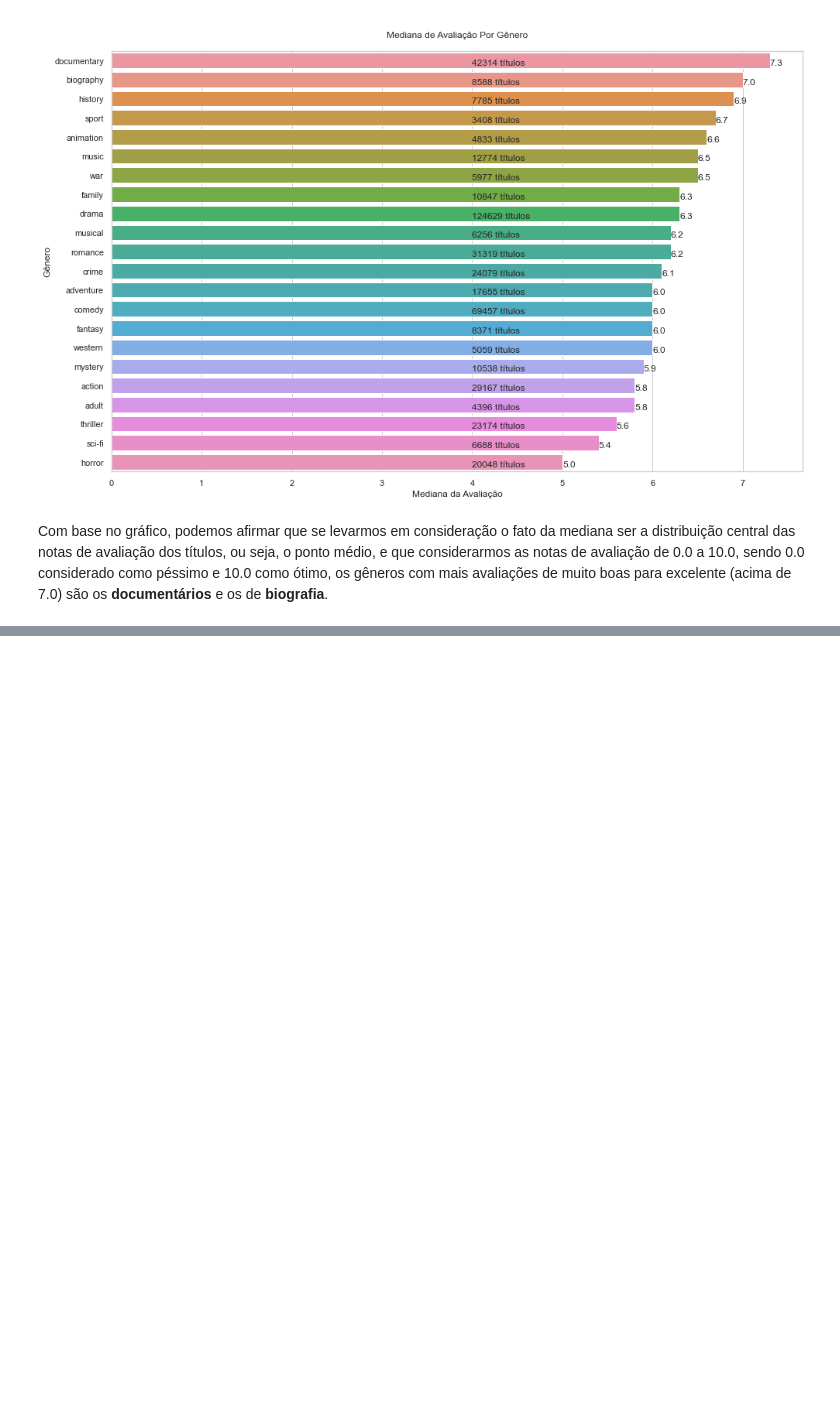
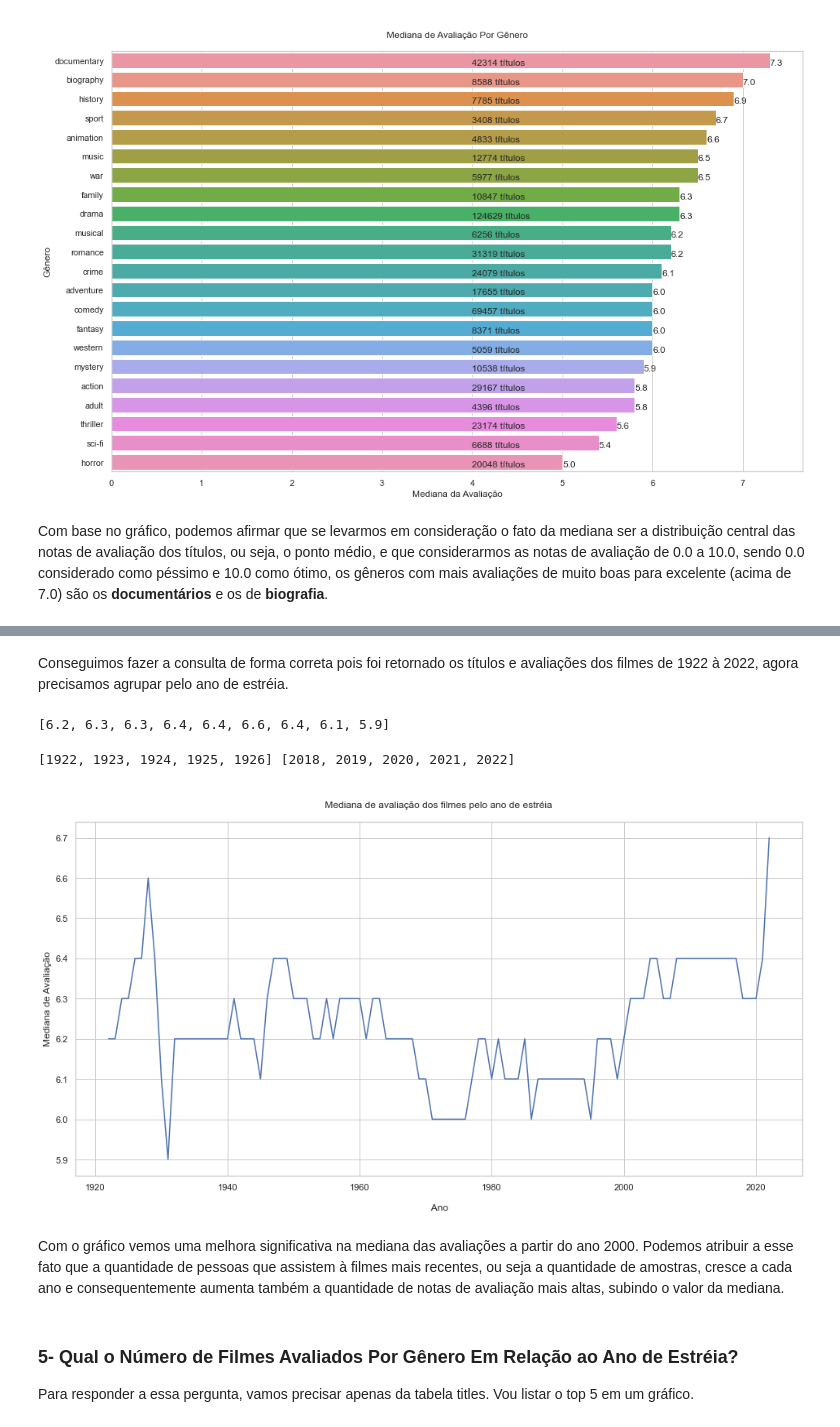
Before and after one commit to AndersonGabrielCalasans/iniciacao-ciencia-de-dados-DSA, a Jupyter notebook: Analise-exploratoria-IMDB.ipynb, the cells around one changed output, grey strips where cells are left out. Drawn from its saved outputs; the diff is of its cells as text; code cells hidden in the pictures; blank space fills up the shorter version.

```diff
--- a/Analise-exploratoria-IMDB.ipynb
+++ b/Analise-exploratoria-IMDB.ipynb
@@ -577,0 +582,11 @@ Com base no gráfico, podemos afirmar que se levarmos em consideração o fato d
+# %%
+# Consulta SQL
+query_rating_premiered = '''
+                            SELECT rating AS Rating, premiered FROM ratings
+                            JOIN titles ON ratings.title_id = titles.title_id
+                            WHERE premiered <= 2022 AND premiered >= 1922 AND type = 'movie'
+                            ORDER BY premiered
+                         '''
+# %%
+result_rating_premiered = pd.read_sql_query(query_rating_premiered, conn)
+result_rating_premiered.head
@@ -577,0 +617,35 @@ Com base no gráfico, podemos afirmar que se levarmos em consideração o fato d
+# %% [markdown]
+Conseguimos fazer a consulta de forma correta pois foi retornado os títulos e avaliações dos filmes de 1922 à 2022, agora precisamos agrupar pelo ano de estréia.
+# %%
+# Agrupando as avaliações pelo ano e calculando a mediana:
+
+ratings = []
+for year in set(result_rating_premiered['premiered']):
+    ratings.append(np.median(result_rating_premiered[result_rating_premiered['premiered'] == year]['Rating']))
+
+ratings[1:10]
+# %% [output]
+[6.2, 6.3, 6.3, 6.4, 6.4, 6.6, 6.4, 6.1, 5.9]
+# %%
+# Criando a lista de anos
+
+year = list(set(result_rating_premiered['premiered']))
+print(year[:5], year[-5:])
+# %% [output]
+[1922, 1923, 1924, 1925, 1926] [2018, 2019, 2020, 2021, 2022]
+# %%
+#Plot
+plt.figure(figsize = (16, 8))
+plt.plot(year, ratings)
+plt.xlabel('\n Ano')
+plt.ylabel('Mediana de Avaliação')
+plt.title('\n Mediana de avaliação dos filmes pelo ano de estréia \n')
+plt.show()
+# %% [output]
+[figure, added]
+# %% [markdown]
+Com o gráfico vemos uma melhora significativa na mediana das avaliações a partir do ano 2000. Podemos atribuir a esse fato que a quantidade de pessoas que assistem à filmes mais recentes, ou seja a quantidade de amostras, cresce a cada ano e consequentemente aumenta também a quantidade de notas de avaliação mais altas, subindo o valor da mediana.
+# %% [markdown]
+### 5- Qual o Número de Filmes Avaliados Por Gênero Em Relação ao Ano de Estréia?
+
+Para responder a essa pergunta, vamos precisar apenas da tabela titles. Vou listar o top 5 em um gráfico.
```
Also changed, not shown: parts of 44 cells of this notebook, 1 other file.
